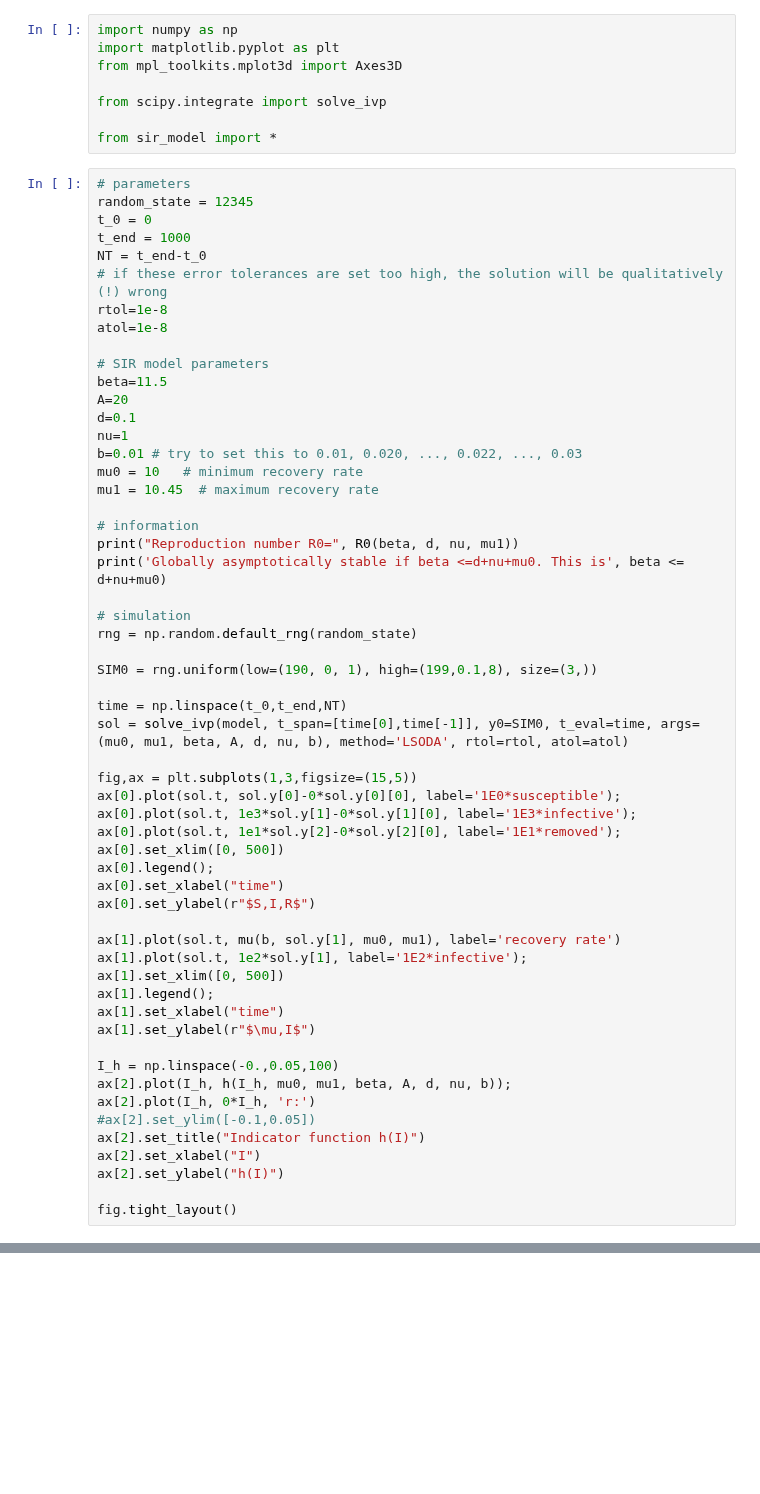
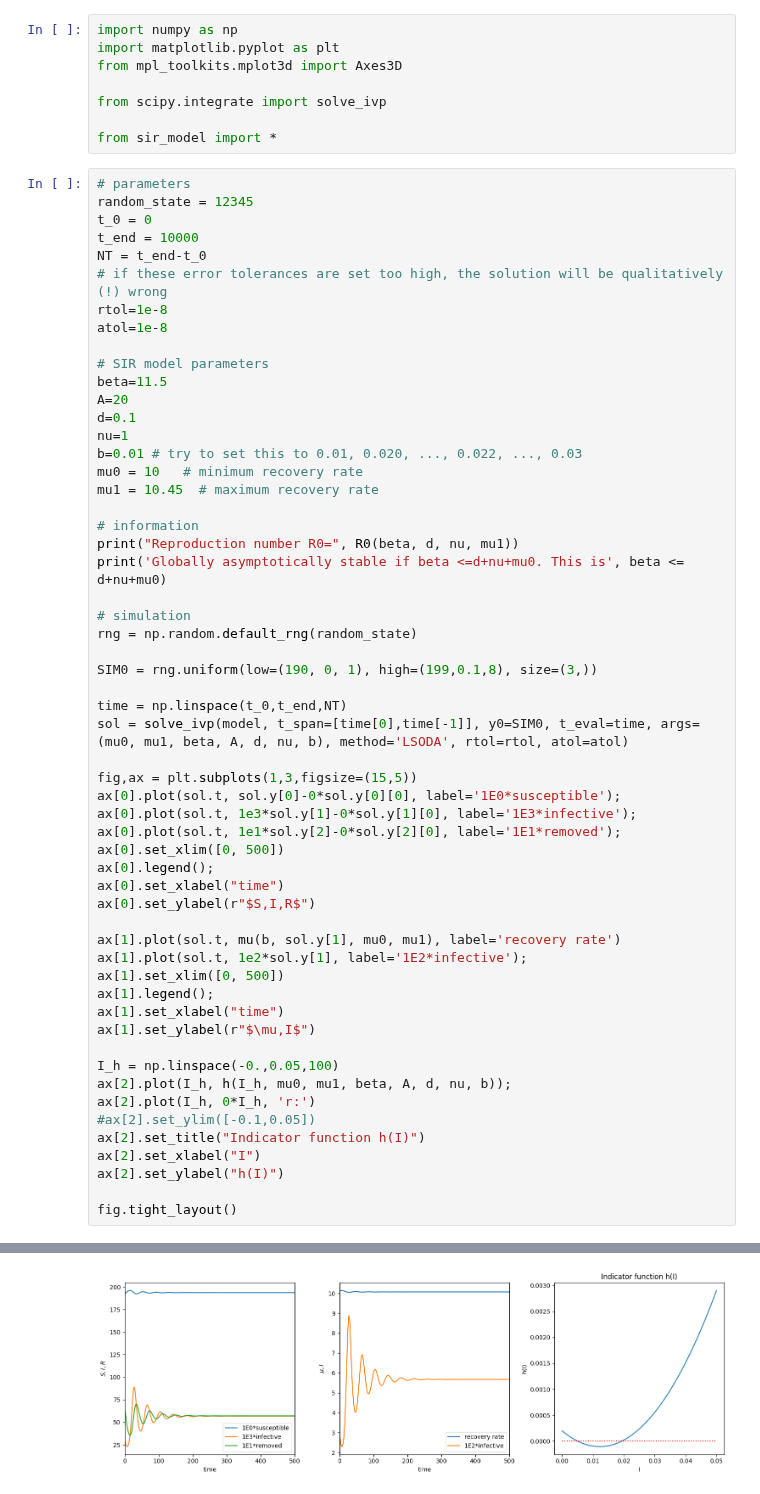
Before and after one commit to parimsuka/crowd-modeling-and-simulation, a Jupyter notebook: exercise4/Moodle/sir_bed_model-unfinished.ipynb, the cells around one changed output, grey strips where cells are left out. Saved outputs shown, nothing was run; the diff lists cells and outputs as text; blank space fills up the shorter version.

```diff
--- a/exercise4/Moodle/sir_bed_model-unfinished.ipynb
+++ b/exercise4/Moodle/sir_bed_model-unfinished.ipynb
@@ -10,7 +10,7 @@ from sir_model import *
 # parameters
 random_state = 12345
 t_0 = 0
-t_end = 1000
+t_end = 10000
 NT = t_end-t_0
 # if these error tolerances are set too high, the solution will be qualitatively (!) wrong
 rtol=1e-8
@@ -62,3 +62,4 @@ ax[2].set_xlabel("I")
 ax[2].set_ylabel("h(I)")
 
 fig.tight_layout()
+# %% [output]
@@ -64,0 +68 @@ fig.tight_layout()
+[figure, added]
```
Also changed, not shown: parts of 3 cells of this notebook, 1 other file.
